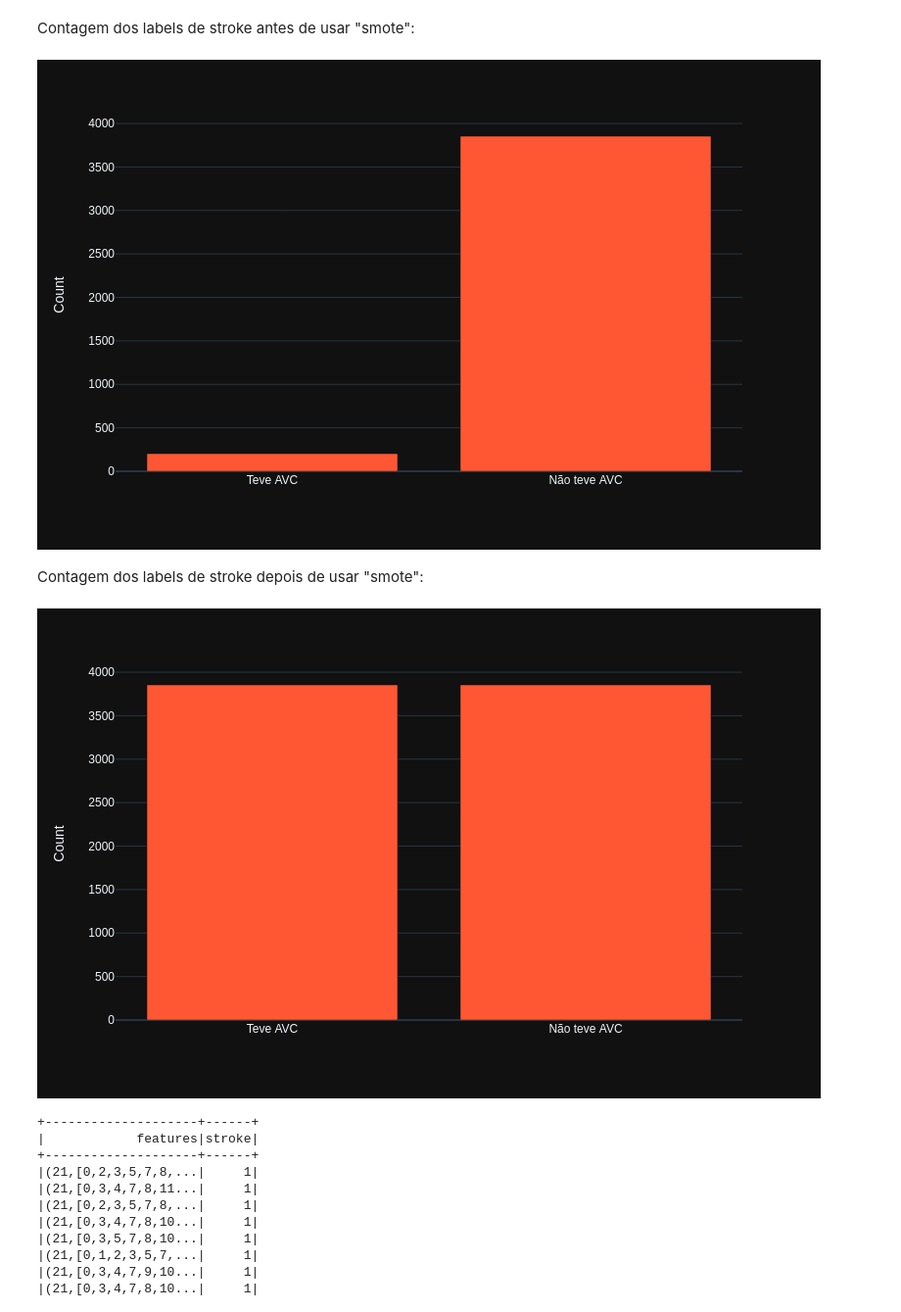
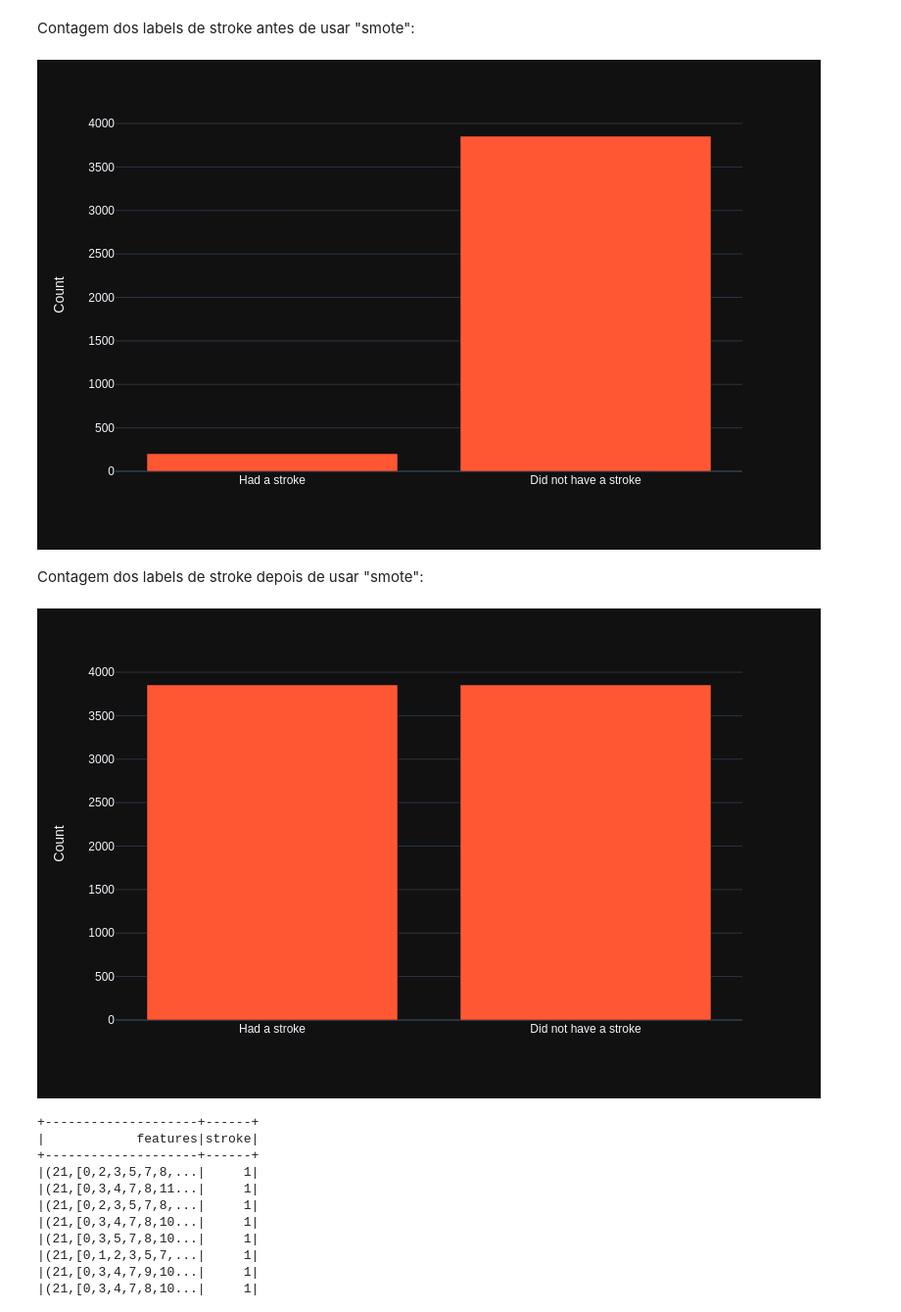
Before and after one commit to lukasoares/Model_to-predict_stroke, a Jupyter notebook: Notebook_2_Preprocessamento_e_construcao_do_modelo/ Modelagem_DataStroke.ipynb, the cells around one changed output. Shown at 98% size. Cells and saved outputs as stored; diff of their text form; code cells hidden in the pictures.

```diff
--- a/Notebook_2_Preprocessamento_e_construcao_do_modelo/ Modelagem_DataStroke.ipynb
+++ b/Notebook_2_Preprocessamento_e_construcao_do_modelo/ Modelagem_DataStroke.ipynb
@@ -171,10 +179,10 @@ Contagem dos labels de stroke antes de usar "smote":
 # %%
 train_data.createOrReplaceTempView("trainView")
 count_beforeSmote = spark.sql('select stroke, count(*) from trainView group by stroke').toPandas()
-x = ['Teve AVC', 'Não teve AVC']
+x = ["Had a stroke" , "Did not have a stroke"]
 fig = px.bar(x = x, y = count_beforeSmote['count(1)'], width=800, height=500, color_discrete_sequence=['#FF5733'])
 fig.update_layout(yaxis_title="Count", template="plotly_dark").update_layout(xaxis_title="")
 fig.show('png')
 # %% [output]
-[figure, old version]
+[figure, new version]
 # %%
@@ -204,7 +211,7 @@ fig = px.bar(x = x, y = count_smote['count(1)'], width=800, height=500, color_di
 fig.update_layout(yaxis_title="Count", template="plotly_dark").update_layout(xaxis_title="")
 fig.show('png')
 # %% [output]
-[figure, old version]
+[figure, new version]
 # %%
 train_smote.show()
 # %% [output]
```
Also changed, not shown: parts of 11 cells of this notebook.
